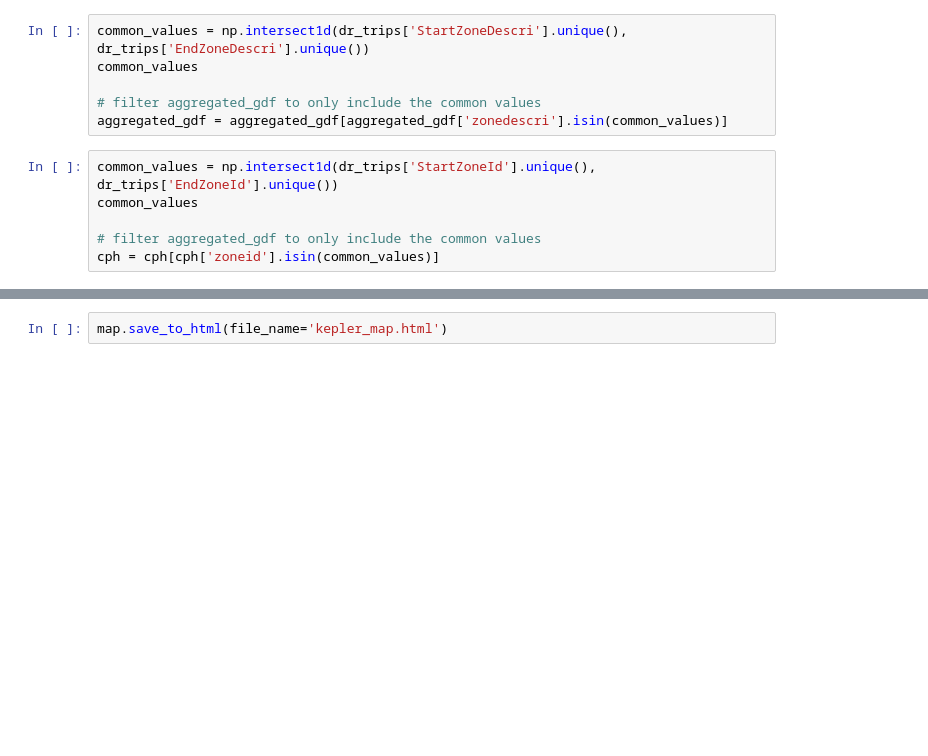
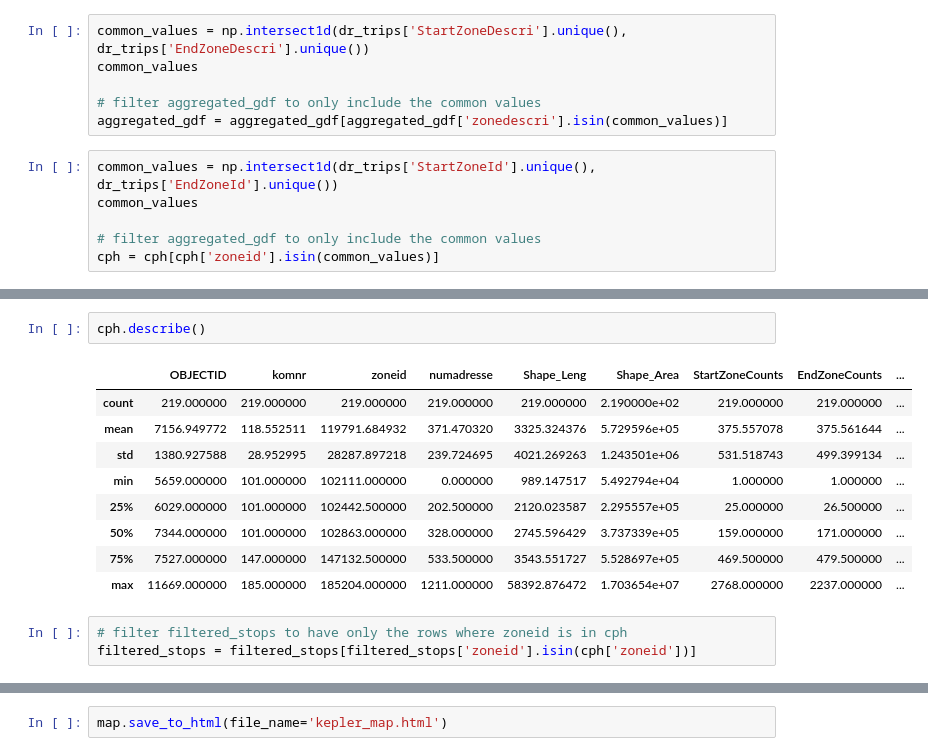
Before and after one commit to mihainipomici/multimodal_public_transport_copenhagen, a Jupyter notebook: notebooks/donkey_soacial_analysis.ipynb, the cells around one changed output, grey strips where cells are left out. Cells and saved outputs as stored; diff of their text form; blank space fills up the shorter version.

```diff
--- a/notebooks/donkey_soacial_analysis.ipynb
+++ b/notebooks/donkey_soacial_analysis.ipynb
@@ -334,0 +471,15 @@ aggregated_gdf.head()
+# %%
+cph.describe()
+# %% [output]
+|  | OBJECTID | komnr | zoneid | numadresse | Shape_Leng | Shape_Area | StartZoneCounts | EndZoneCounts | ... |
+| count | 219.000000 | 219.000000 | 219.000000 | 219.000000 | 219.000000 | 2.190000e+02 | 219.000000 | 219.000000 | ... |
+| mean | 7156.949772 | 118.552511 | 119791.684932 | 371.470320 | 3325.324376 | 5.729596e+05 | 375.557078 | 375.561644 | ... |
+| std | 1380.927588 | 28.952995 | 28287.897218 | 239.724695 | 4021.269263 | 1.243501e+06 | 531.518743 | 499.399134 | ... |
+| min | 5659.000000 | 101.000000 | 102111.000000 | 0.000000 | 989.147517 | 5.492794e+04 | 1.000000 | 1.000000 | ... |
+| 25% | 6029.000000 | 101.000000 | 102442.500000 | 202.500000 | 2120.023587 | 2.295557e+05 | 25.000000 | 26.500000 | ... |
+| 50% | 7344.000000 | 101.000000 | 102863.000000 | 328.000000 | 2745.596429 | 3.737339e+05 | 159.000000 | 171.000000 | ... |
+| 75% | 7527.000000 | 147.000000 | 147132.500000 | 533.500000 | 3543.551727 | 5.528697e+05 | 469.500000 | 479.500000 | ... |
+| max | 11669.000000 | 185.000000 | 185204.000000 | 1211.000000 | 58392.876472 | 1.703654e+07 | 2768.000000 | 2237.000000 | ... |
+# %%
+# filter filtered_stops to have only the rows where zoneid is in cph
+filtered_stops = filtered_stops[filtered_stops['zoneid'].isin(cph['zoneid'])]
```
Also changed, not shown: parts of 42 cells of this notebook, 22 other files.
